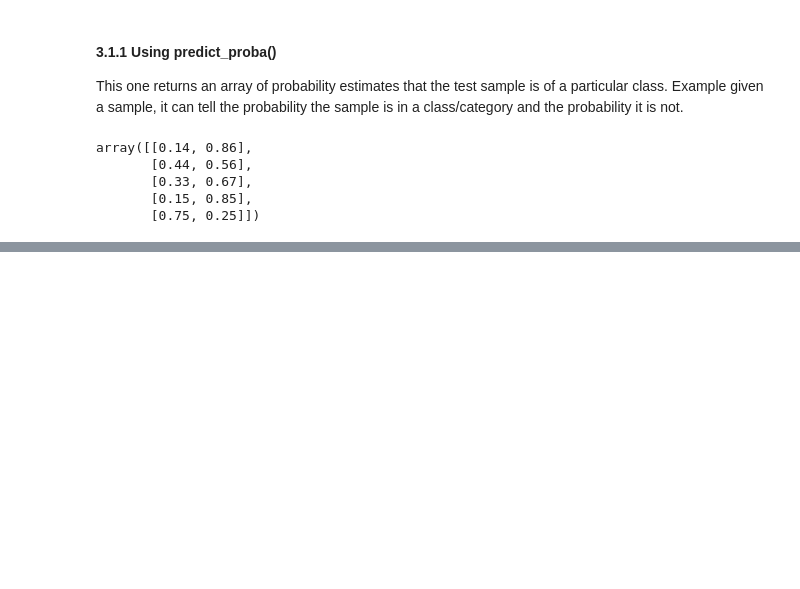
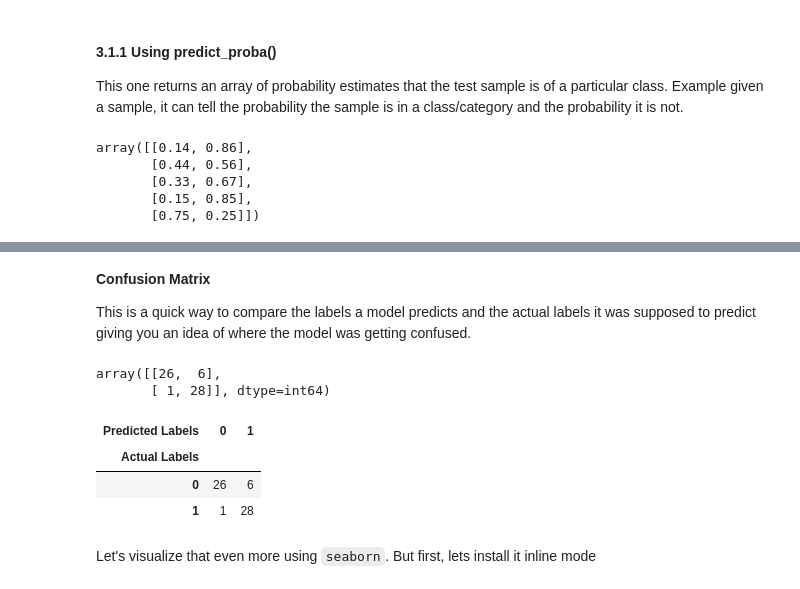
Before and after one commit to hassanShakur/data-science, a Jupyter notebook: scikit-workflow.ipynb, the cells around one changed output, grey strips where cells are left out. Cells and saved outputs as stored; diff of their text form; code cells hidden in the pictures; blank space fills up the shorter version.

```diff
--- a/scikit-workflow.ipynb
+++ b/scikit-workflow.ipynb
@@ -686,0 +692,23 @@ plot_roc_curve(fpr, tpr)
+# %% [markdown]
+**Confusion Matrix**
+
+This is a quick way to compare the labels a model predicts and the actual labels it was supposed to predict giving you an idea of where the model was getting confused.
+# %%
+from sklearn.metrics import confusion_matrix
+
+y_preds = clf.predict(x_test)
+
+confusion_matrix(y_test, y_preds)
+# %% [output]
+array([[26,  6],
+       [ 1, 28]], dtype=int64)
+# %%
+# Visualize the result using pandas crosstab that compares different column values
+pd.crosstab(y_test, y_preds, rownames=['Actual Labels'], colnames=['Predicted Labels'])
+# %% [output]
+| Predicted Labels | 0 | 1 |
+| Actual Labels |  |  |
+| 0 | 26 | 6 |
+| 1 | 1 | 28 |
+# %% [markdown]
+Let's visualize that even more using `seaborn`. But first, lets install it inline mode
```
Also changed, not shown: parts of 76 cells of this notebook.
